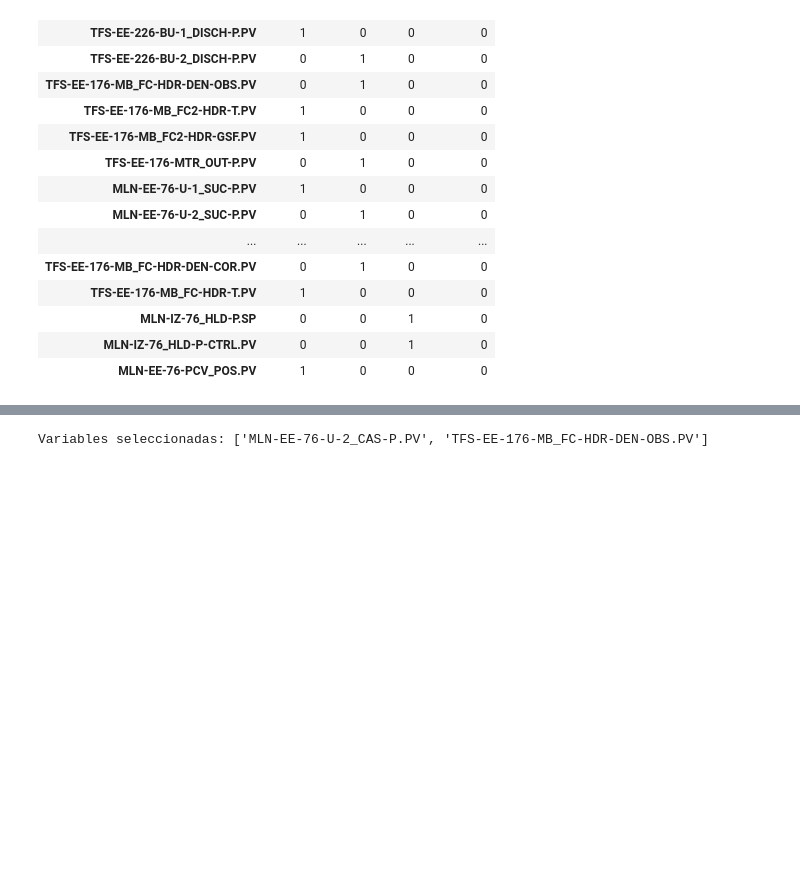
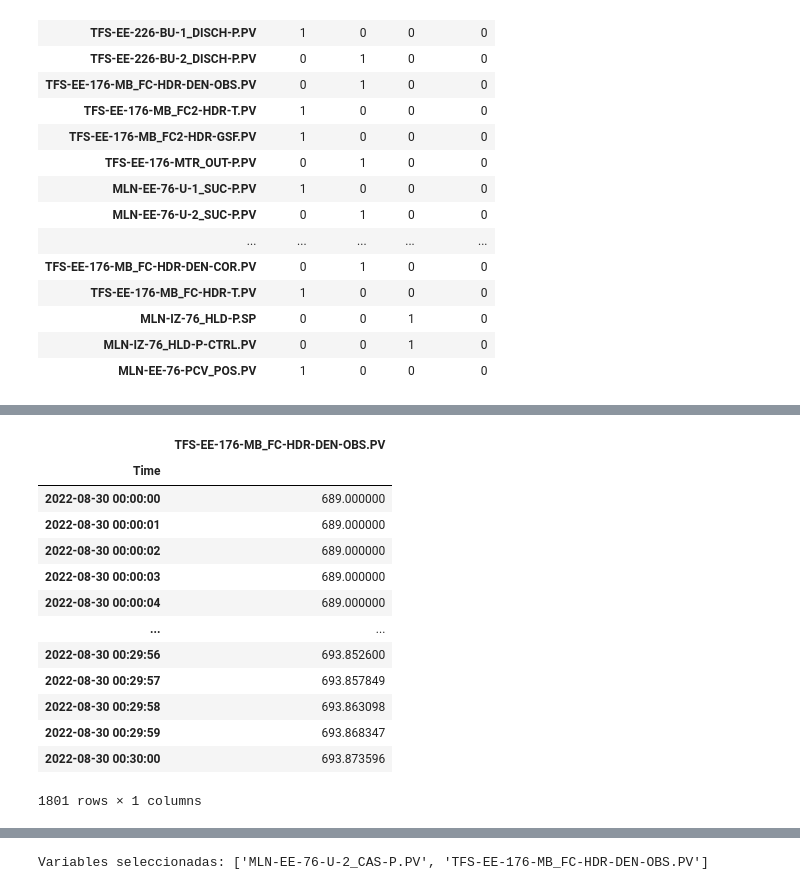
Before and after one commit to jackonedev/GifAnimationsAPP, a Jupyter notebook: second_dataset.ipynb, the cells around one changed output, grey strips where cells are left out. Drawn from its saved outputs; the diff is of its cells as text; code cells hidden in the pictures; blank space fills up the shorter version.

```diff
--- a/second_dataset.ipynb
+++ b/second_dataset.ipynb
@@ -111,0 +146,17 @@ resultado
+# %%
+category_frames[1][["TFS-EE-176-MB_FC-HDR-DEN-OBS.PV"]]
+# %% [output]
+|  | TFS-EE-176-MB_FC-HDR-DEN-OBS.PV |
+| Time |  |
+| 2022-08-30 00:00:00 | 689.000000 |
+| 2022-08-30 00:00:01 | 689.000000 |
+| 2022-08-30 00:00:02 | 689.000000 |
+| 2022-08-30 00:00:03 | 689.000000 |
+| 2022-08-30 00:00:04 | 689.000000 |
+| ... | ... |
+| 2022-08-30 00:29:56 | 693.852600 |
+| 2022-08-30 00:29:57 | 693.857849 |
+| 2022-08-30 00:29:58 | 693.863098 |
+| 2022-08-30 00:29:59 | 693.868347 |
+| 2022-08-30 00:30:00 | 693.873596 |
+1801 rows × 1 columns
```
Also changed, not shown: parts of 28 cells of this notebook.
